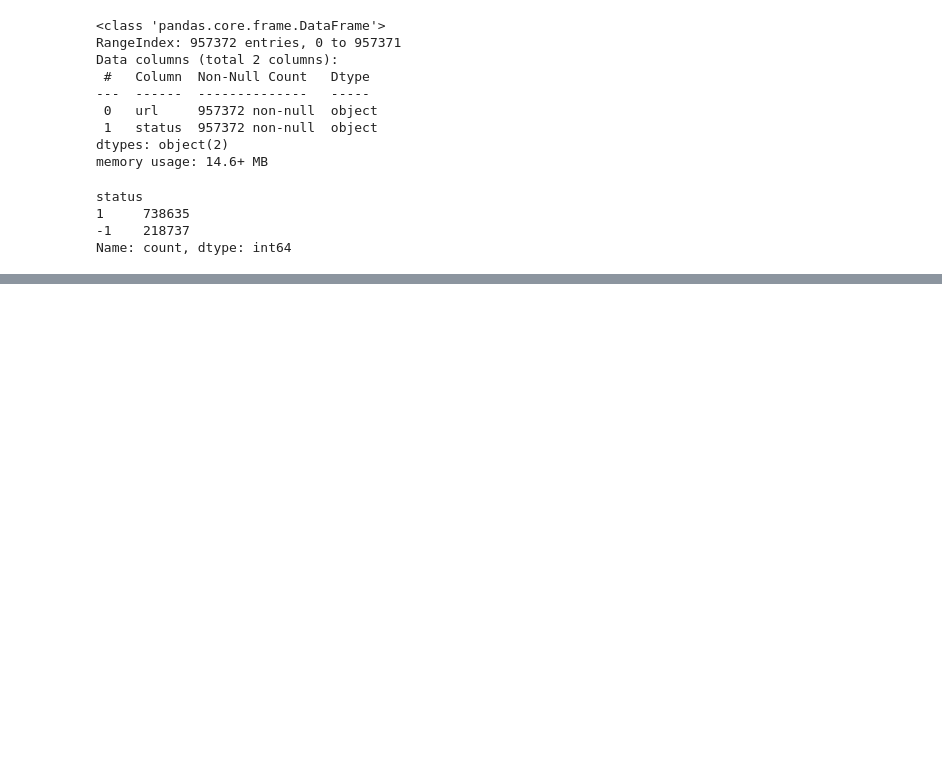
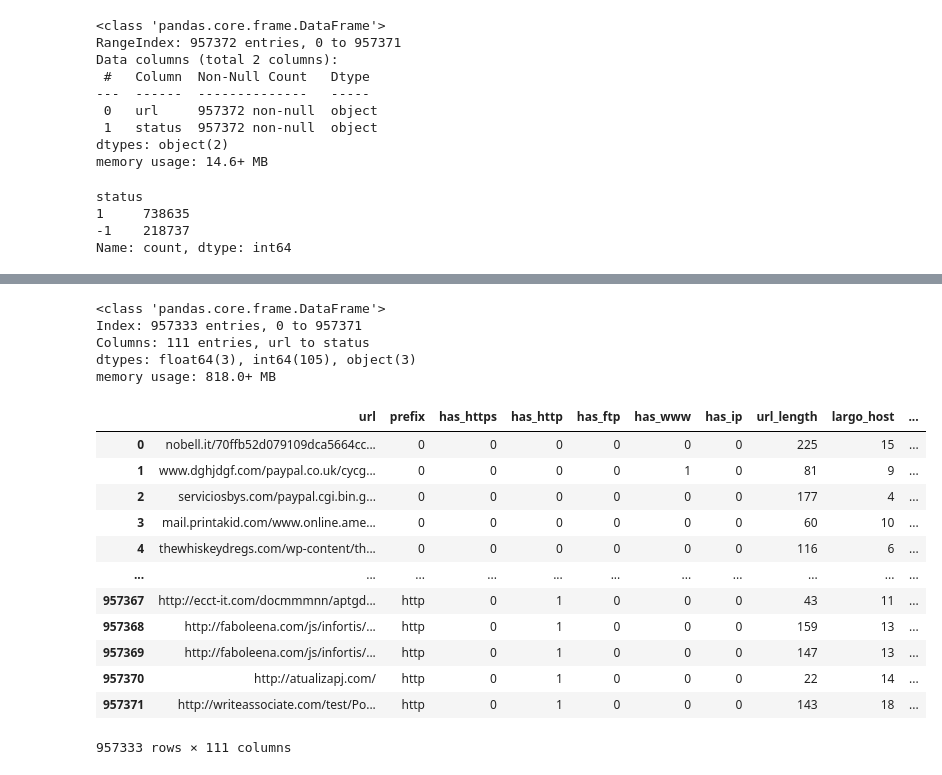
Before and after one commit to No-Country-simulation/C-22-38-T-DataBi, a Jupyter notebook: Limpieza + Análisis/Limpieza.ipynb, the cells around one changed output, grey strips where cells are left out. Saved outputs shown, nothing was run; the diff lists cells and outputs as text; code cells hidden in the pictures; blank space fills up the shorter version.

Commit message:
4/12
Se añadió nueva columnas

```diff
--- a/Limpieza + Análisis/Limpieza.ipynb
+++ b/Limpieza + Análisis/Limpieza.ipynb
@@ -188,10 +298,20 @@ la suma de filas que empiezan con www. es:
 # %%
-# Eliminamos filas duplicadas en 'datas'
-for df in [datas]:
-    duplicados= df.duplicated().sum()
-    print(f"Hay {duplicados} filas duplicadas")
-    df.drop_duplicates(inplace=True)
-    eliminado=duplicados
-    print(f"Se ha eliminado {eliminado} filas")
-    print(f"Datas sin filas duplicadas")
+
+
+# Función para eliminar espacios en blanco
+def clean_url(url):
+    return re.sub(r'\s+', '', str(url))
+
+# Aplicar la función para limpiar las URLs sin eliminar prefijos
+datas['url'] = datas['url'].apply(clean_url)
+
+# Eliminar filas duplicadas
+duplicados = datas.duplicated().sum()
+print(f"Hay {duplicados} filas duplicadas")
+datas.drop_duplicates(inplace=True)
+print(f"Se han eliminado {duplicados} filas")
+print("Datas sin filas duplicadas")
+
+# Mostrar el DataFrame limpio
+print(datas.head())
 # %% [output]
@@ -316,0 +432,24 @@ print(datas.head())
+# %%
+datas.info()
+# %% [output]
+<class 'pandas.core.frame.DataFrame'>
+Index: 957333 entries, 0 to 957371
+Columns: 111 entries, url to status
+dtypes: float64(3), int64(105), object(3)
+memory usage: 818.0+ MB
+# %%
+datas
+# %% [output]
+|  | url | prefix | has_https | has_http | has_ftp | has_www | has_ip | url_length | largo_host | ... |
+| 0 | nobell.it/70ffb52d079109dca5664cc... | 0 | 0 | 0 | 0 | 0 | 0 | 225 | 15 | ... |
+| 1 | www.dghjdgf.com/paypal.co.uk/cycg... | 0 | 0 | 0 | 0 | 1 | 0 | 81 | 9 | ... |
+| 2 | serviciosbys.com/paypal.cgi.bin.g... | 0 | 0 | 0 | 0 | 0 | 0 | 177 | 4 | ... |
+| 3 | mail.printakid.com/www.online.ame... | 0 | 0 | 0 | 0 | 0 | 0 | 60 | 10 | ... |
+| 4 | thewhiskeydregs.com/wp-content/th... | 0 | 0 | 0 | 0 | 0 | 0 | 116 | 6 | ... |
+| ... | ... | ... | ... | ... | ... | ... | ... | ... | ... | ... |
+| 957367 | http://ecct-it.com/docmmmnn/aptgd... | http | 0 | 1 | 0 | 0 | 0 | 43 | 11 | ... |
+| 957368 | http://faboleena.com/js/infortis/... | http | 0 | 1 | 0 | 0 | 0 | 159 | 13 | ... |
+| 957369 | http://faboleena.com/js/infortis/... | http | 0 | 1 | 0 | 0 | 0 | 147 | 13 | ... |
+| 957370 | http://atualizapj.com/ | http | 0 | 1 | 0 | 0 | 0 | 22 | 14 | ... |
+| 957371 | http://writeassociate.com/test/Po... | http | 0 | 1 | 0 | 0 | 0 | 143 | 18 | ... |
+957333 rows × 111 columns
```
Also changed, not shown: parts of 17 cells of this notebook.
